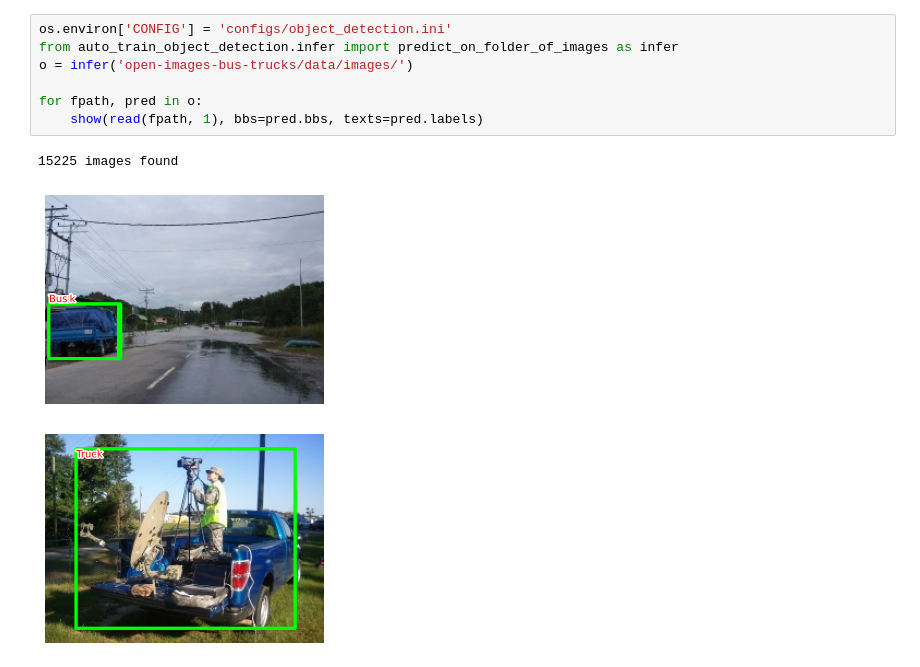
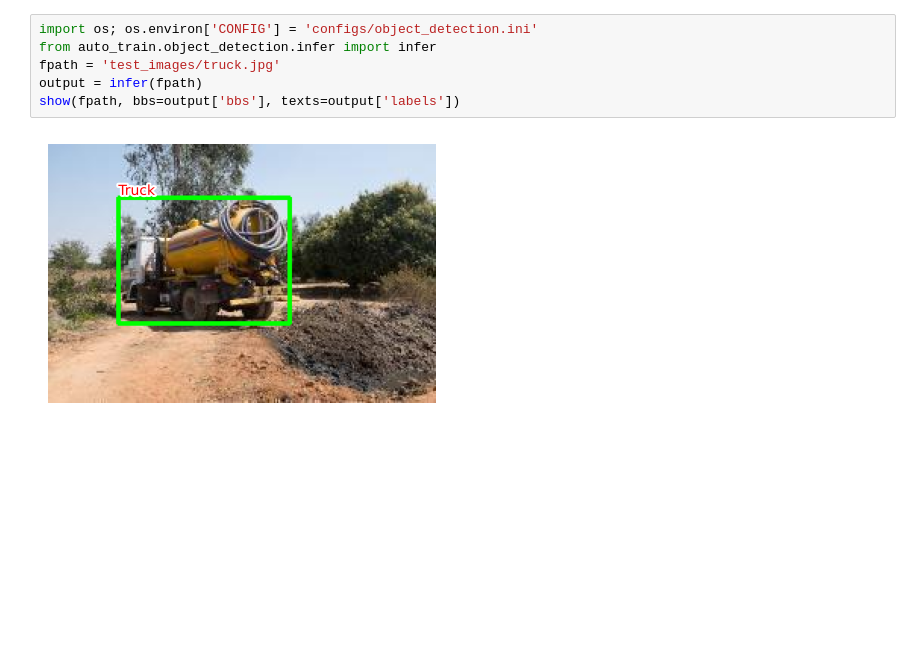
Before and after one commit to sizhky/AutoTrain, a Jupyter notebook: nbs/object_detection.ipynb, the cells around one changed output. Cells and saved outputs as stored; diff of their text form; blank space fills up the shorter version.

```diff
--- a/nbs/object_detection.ipynb
+++ b/nbs/object_detection.ipynb
@@ -68,11 +81,8 @@ os.environ['CONFIG'] = 'configs/object_detection.ini'
 # %%
-os.environ['CONFIG'] = 'configs/object_detection.ini'
-from auto_train_object_detection.infer import predict_on_folder_of_images as infer
-o = infer('open-images-bus-trucks/data/images/')
-
-for fpath, pred in o:
-    show(read(fpath, 1), bbs=pred.bbs, texts=pred.labels)
+import os; os.environ['CONFIG'] = 'configs/object_detection.ini'
+from auto_train.object_detection.infer import infer
+fpath = 'test_images/truck.jpg'
+output = infer(fpath)
+show(fpath, bbs=output['bbs'], texts=output['labels'])
 # %% [output]
-15225 images found
-[figure, old version]
+[figure, new version]
-[figure, removed]
```
Also changed, not shown: parts of 5 cells of this notebook, 27 other files.
